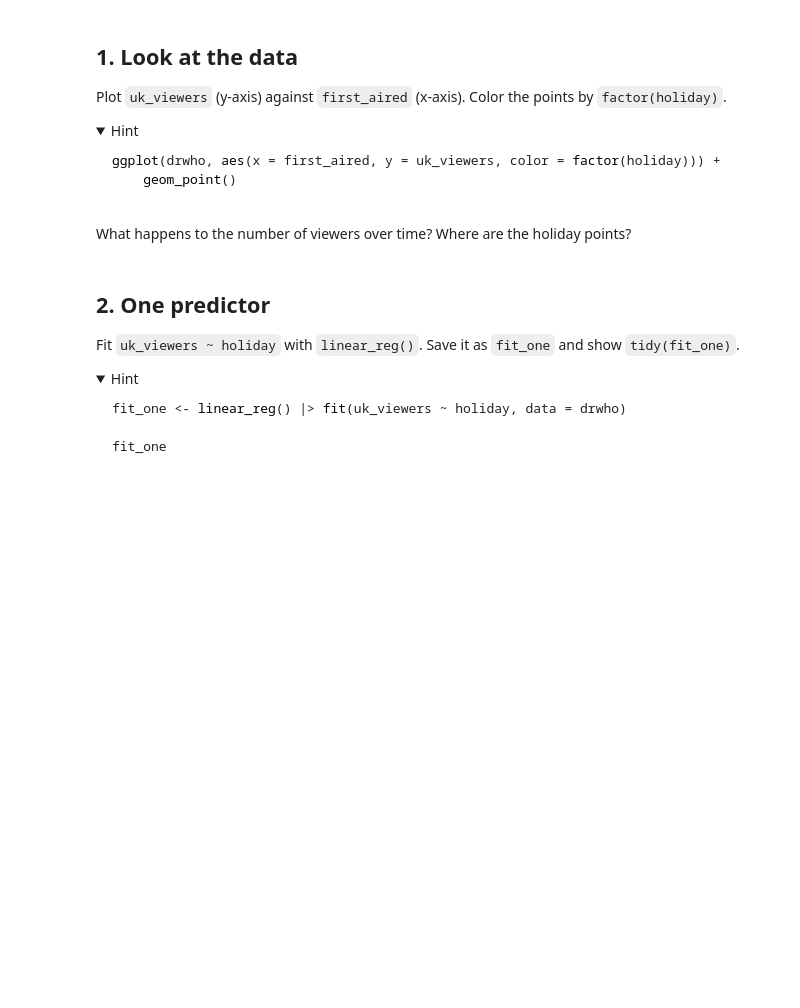
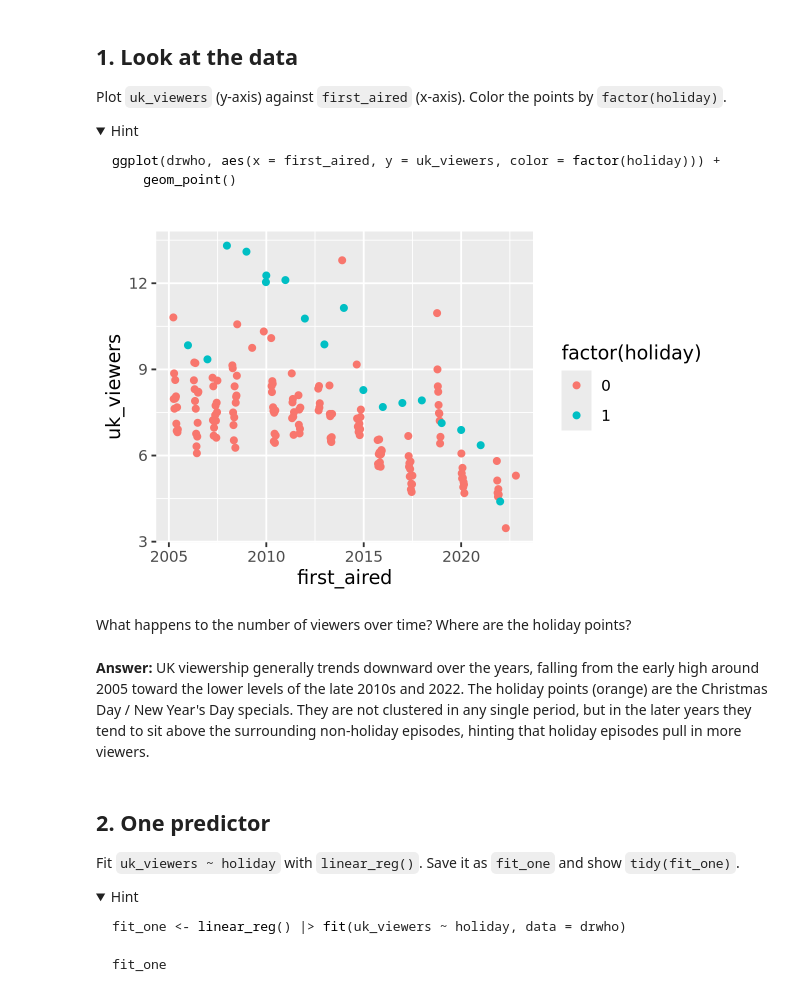
Before and after one commit to nisargp123/codespace, a Jupyter notebook: exercises/12-drwho-exercise.ipynb, the cells around one changed output. Saved outputs shown, nothing was run; the diff lists cells and outputs as text; code cells hidden in the pictures; folded sections open; blank space fills up the shorter version.

Commit message:
complete exercises/12-drwho-exercise.ipynb

````diff
--- a/exercises/12-drwho-exercise.ipynb
+++ b/exercises/12-drwho-exercise.ipynb
@@ -54,8 +75,15 @@ ggplot(drwho, aes(x = first_aired, y = uk_viewers, color = factor(holiday))) +
 ```
 
 </details>
+# %%
+ggplot(drwho, aes(x = first_aired, y = uk_viewers, color = factor(holiday))) +
+    geom_point()
+# %% [output]
+[figure, added]
 # %% [markdown]
 What happens to the number of viewers over time? Where are the holiday points?
+# %% [markdown]
+**Answer:** UK viewership generally trends downward over the years, falling from the early high around 2005 toward the lower levels of the late 2010s and 2022. The holiday points (orange) are the Christmas Day / New Year's Day specials. They are not clustered in any single period, but in the later years they tend to sit above the surrounding non-holiday episodes, hinting that holiday episodes pull in more viewers.
 # %% [markdown]
 ## 2. One predictor
 
````
Also changed, not shown: parts of 10 cells of this notebook.
